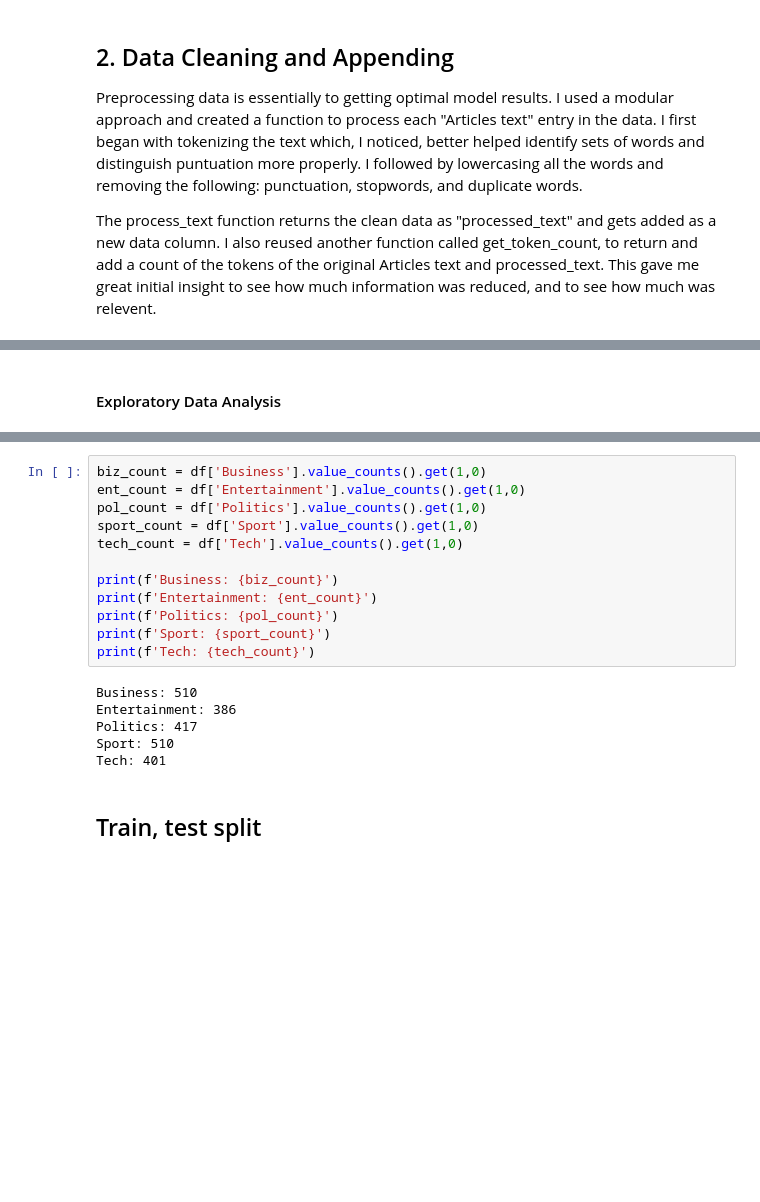
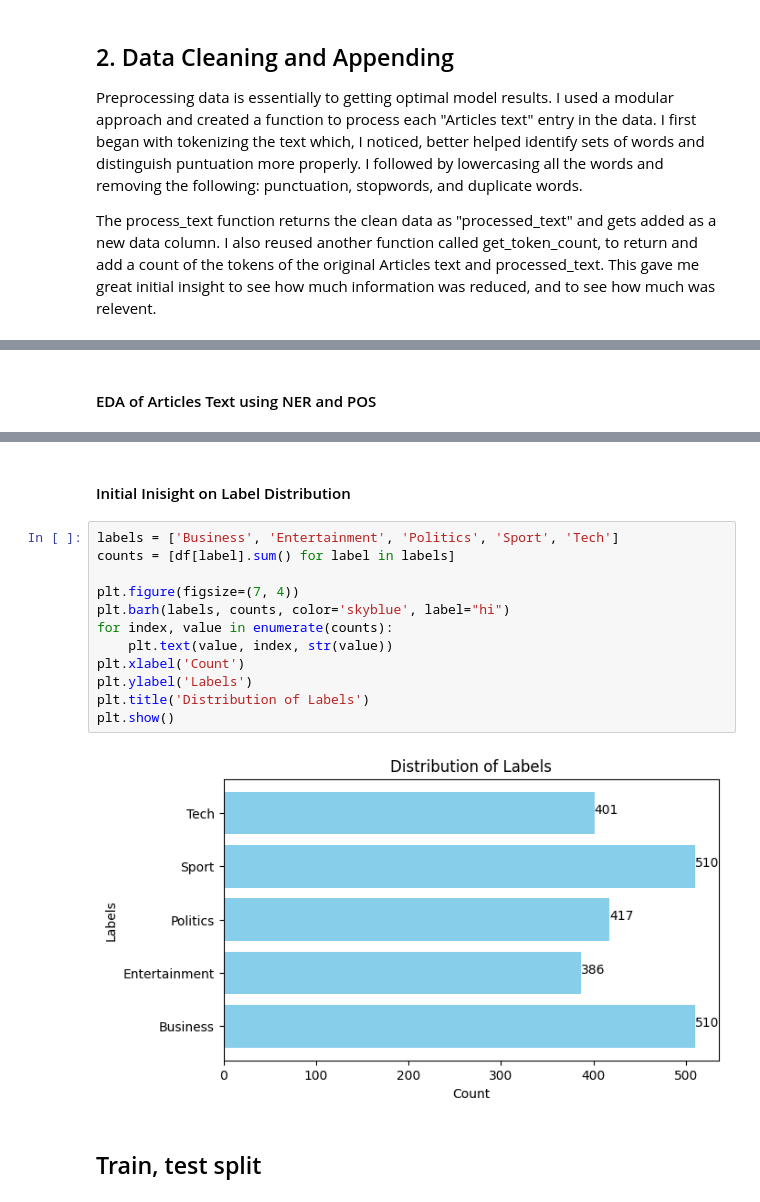
Before and after one commit to samancha/nlp-master, a Jupyter notebook: mod3/NLP_mod3_assignment.ipynb, the cells around one changed output, grey strips where cells are left out. Saved outputs shown, nothing was run; the diff lists cells and outputs as text; blank space fills up the shorter version.

```diff
--- a/mod3/NLP_mod3_assignment.ipynb
+++ b/mod3/NLP_mod3_assignment.ipynb
@@ -167,5 +170,5 @@ print("sample of cleaned text \n", df['processed_text'][0])
-# %% [markdown]
-#### Exploratory Data Analysis
+# %% [markdown]
+#### EDA of Articles Text using NER and POS
 # %%
 doc = nlp(df['processed_text'][0])
 
@@ -177,23 +180,21 @@ displacy.render(doc, style="dep",minify=True,jupyter=True, options=options)
 # %% [output]
 officials respond court row australianNORP tennis top official defended open courts melbourne park criticism playing surface lleyton hewitt said gutful trying persuade make faster australia geoff poll ...
 [interactive output not drawn]
-# %%
-biz_count = df['Business'].value_counts().get(1,0)
-ent_count = df['Entertainment'].value_counts().get(1,0)
-pol_count = df['Politics'].value_counts().get(1,0)
-sport_count = df['Sport'].value_counts().get(1,0)
-tech_count = df['Tech'].value_counts().get(1,0)
-
-print(f'Business: {biz_count}')
-print(f'Entertainment: {ent_count}')
-print(f'Politics: {pol_count}')
-print(f'Sport: {sport_count}')
-print(f'Tech: {tech_count}')
-# %% [output]
-Business: 510
-Entertainment: 386
-Politics: 417
-Sport: 510
-Tech: 401
+# %% [markdown]
+#### Initial Inisight on Label Distribution
+# %%
+labels = ['Business', 'Entertainment', 'Politics', 'Sport', 'Tech']
+counts = [df[label].sum() for label in labels]
+
+plt.figure(figsize=(7, 4))
+plt.barh(labels, counts, color='skyblue', label="hi")
+for index, value in enumerate(counts):
+    plt.text(value, index, str(value))
+plt.xlabel('Count')
+plt.ylabel('Labels')
+plt.title('Distribution of Labels')
+plt.show()
+# %% [output]
+[figure, added]
 # %% [markdown]
 ## Train, test split
```
Also changed, not shown: parts of 25 cells of this notebook.
